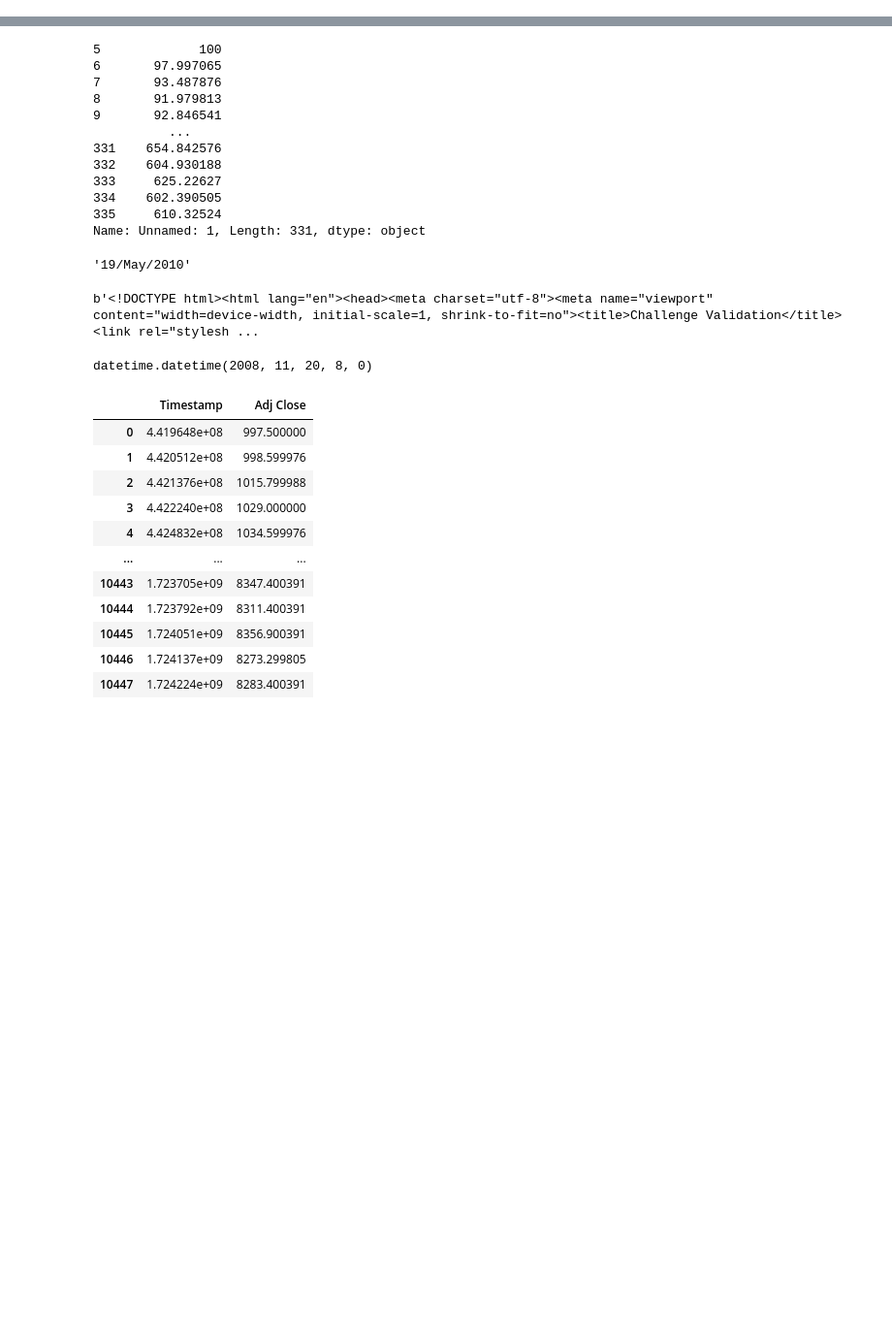
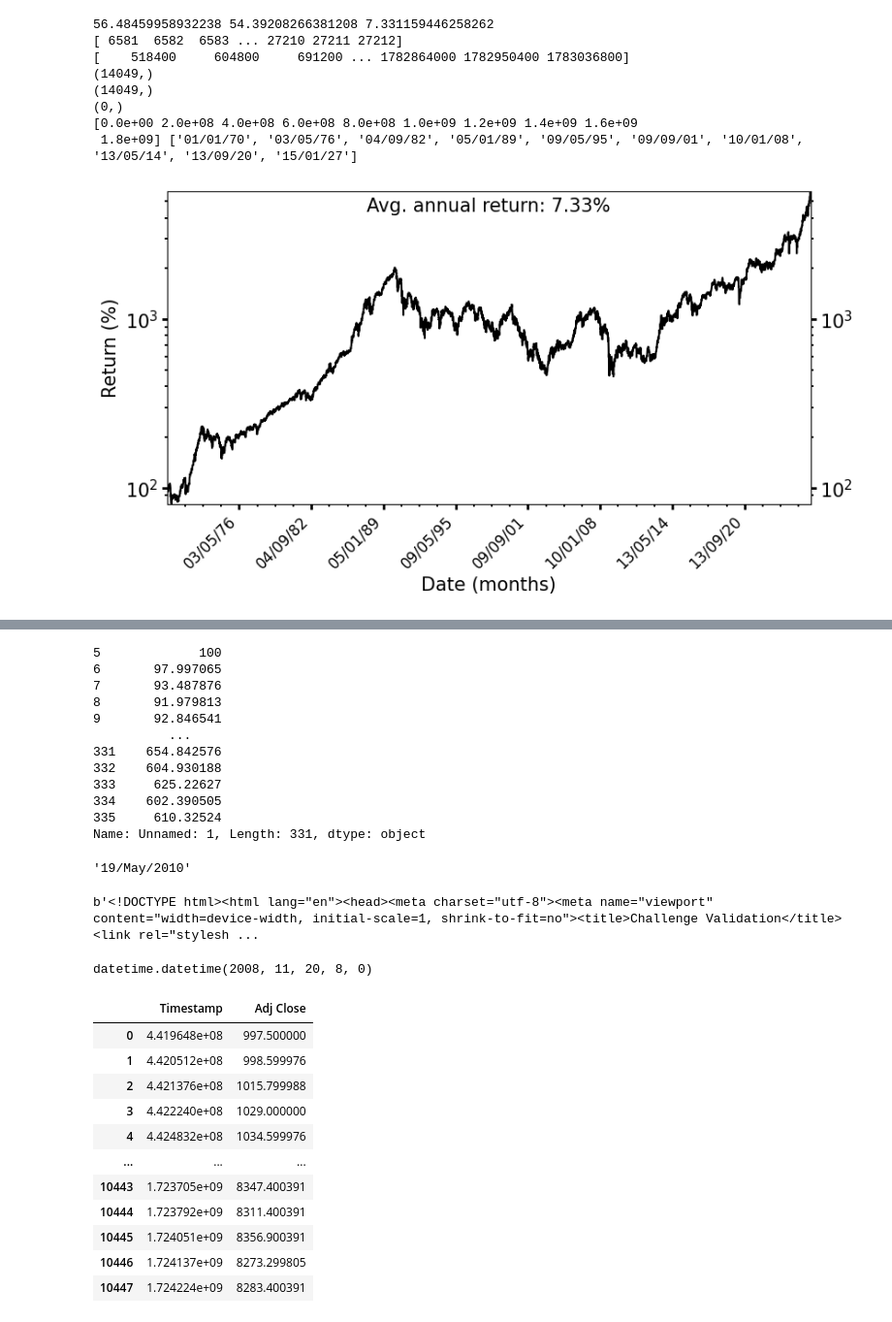
Before and after one commit to JochemLangen/Investment_Analyser, a Jupyter notebook: examples/loading files.ipynb, the cells around one changed output, grey strips where cells are left out. Shown at 97% size. Cells and saved outputs as stored; diff of their text form; code cells hidden in the pictures; blank space fills up the shorter version.

```diff
--- a/examples/loading files.ipynb
+++ b/examples/loading files.ipynb
@@ -15,0 +105,79 @@ sec = Security(sec_filepath, dist_fund=False, calc_mat=False)
+# %%
+return_series = sec.return_series/sec.return_series[0] * 100
+tick_time = sec.tick_time
+orig_tick_time = sec.orig_tick_time
+title_input = ""
+orig_return_series = return_series[np.isin(tick_time, orig_tick_time)]
+# new_orig_t = tick_time[np.isin(tick_time, orig_tick_time)]
+year_diff = (orig_tick_time[-1] - orig_tick_time[0])/365.25
+avg_annual_return = (((orig_return_series[-1] - orig_return_series[0])/100)**(1/year_diff) - 1)*100
+print(year_diff, (orig_return_series[-1] - orig_return_series[0])/100, avg_annual_return)
+print(orig_tick_time)
+
+orig_tick_time = (orig_tick_time - sec.convert_time(
+    np.array(["01/Jan/1970"]), time_form="iShares"
+)) * 86400
+print(orig_tick_time)
+# print(new_orig_t, orig_tick_time)|
+# print(orig_tick_time[np.isin(orig_tick_time, new_orig_t)].shape)
+print(orig_return_series.shape)
+print(orig_tick_time.shape)
+print(orig_tick_time[np.isin(orig_tick_time, tick_time)].shape)
+
+# Create figure with appropriate size
+fig = plt.figure(figsize=(16, 10))
+
+# Cumulative return
+ax = fig.add_axes([0.1, 0.55, 0.45, 0.35])
+ax.text(
+    0.5,
+    0.98,
+    f"Avg. annual return: {avg_annual_return:.2f}%",
+    ha="center",
+    va="top",
+    fontsize=sec.fontsize,
+    transform=ax.transAxes,
+)
+plt.title(title_input, fontsize=sec.fontsize, loc="left")
+
+ax.plot(orig_tick_time, orig_return_series, color="black")
+
+lim_max = max(return_series)
+lim_min = min(max([0, min(return_series)]),100)
+plt.ylim([lim_min, lim_max])
+plt.xlim([orig_tick_time[0], orig_tick_time[-1]])
+plt.yscale("log")
+
+plt.ylabel("Return (%)", fontsize=sec.fontsize)
+
+ax.tick_params(left=True, right=True, labelleft=True, labelright=True)
+plt.yticks(fontsize=sec.fontsize)
+plt.tick_params(axis="both", which="major", width=sec.tickwidth, length=sec.ticklength)
+plt.minorticks_on()
+plt.tick_params(
+    axis="both", which="minor", width=sec.tickwidth * 2 / 3, length=sec.ticklength / 2
+)
+plt.tick_params(axis="both", which="both", left=True, right=True)
+
+plt.xlabel("Date (months)", fontsize=sec.fontsize)
+xticks = ax.get_xticks()
+# xticks = np.append(xticks, orig_tick_time[-1])
+
+xtick_labels = [
+    datetime.datetime.utcfromtimestamp(int(np.round(x))).strftime("%d/%m/%y")
+    for x in xticks
+]
+ax.set_xticks(xticks)
+ax.set_xticklabels(xtick_labels, fontsize=sec.fontsize-3, rotation=45, ha="right")
+plt.xlim([orig_tick_time[0], orig_tick_time[-1]])
+print(xticks, xtick_labels)
+# %% [output]
+56.48459958932238 54.39208266381208 7.331159446258262
+[ 6581  6582  6583 ... 27210 27211 27212]
+[    518400     604800     691200 ... 1782864000 1782950400 1783036800]
+(14049,)
+(14049,)
+(0,)
+[0.0e+00 2.0e+08 4.0e+08 6.0e+08 8.0e+08 1.0e+09 1.2e+09 1.4e+09 1.6e+09
+ 1.8e+09] ['01/01/70', '03/05/76', '04/09/82', '05/01/89', '09/05/95', '09/09/01', '10/01/08', '13/05/14', '13/09/20', '15/01/27']
+[figure, added]
```
Also changed, not shown: parts of 7 cells of this notebook.
